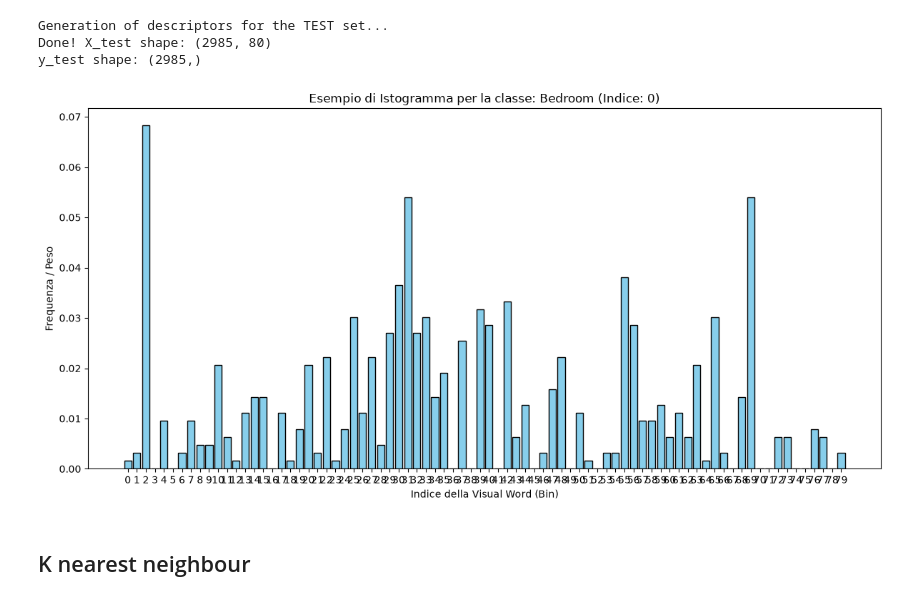
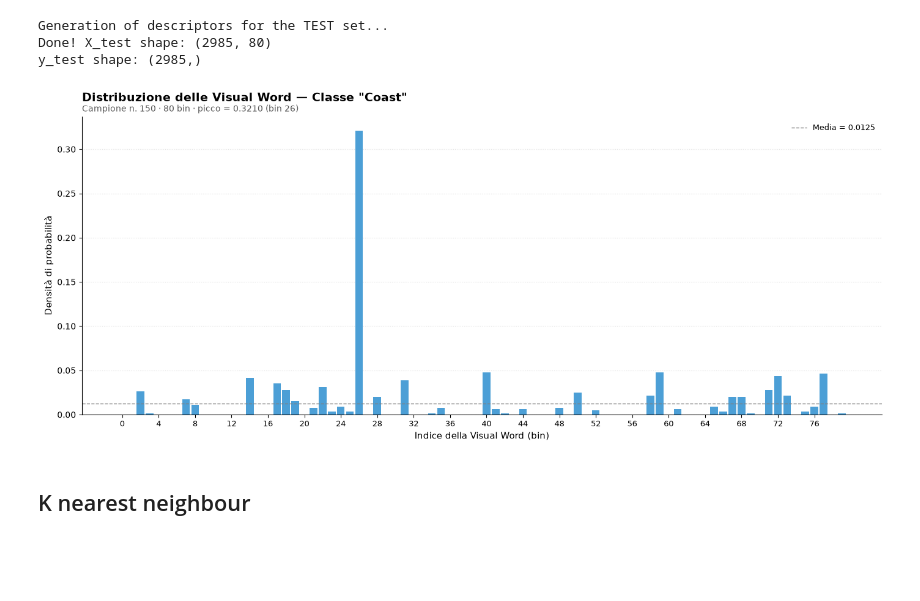
Before and after one commit to RebertoUNI/Computer-vision, a Jupyter notebook: project.ipynb, the cells around one changed output. Cells and saved outputs as stored; diff of their text form; code cells hidden in the pictures; blank space fills up the shorter version.

```diff
--- a/project.ipynb
+++ b/project.ipynb
@@ -109,7 +148,7 @@ Total keypoints: 955426
 ## Sampling of *N_FEATURES* features
 # %%
 # 1. Stack all descriptor arrays vertically into a single matrix
-stacked_descriptors = np.vstack(all_descriptors_training)
+stacked_descriptors = np.vstack(all_descriptors)
 
 total_descriptors = stacked_descriptors.shape[0]
 print(f"Total descriptors extracted: {total_descriptors}")
@@ -343,25 +382,53 @@ y_test shape: (2985,)
 # %%
 import matplotlib.pyplot as plt
 import numpy as np
 
-idx = 0
-hist = X_train[0]
-label = y_train[0]
+idx = 150
+hist = np.asarray(X_train[idx])
+label = str(y_train[idx]).strip().capitalize()  # pulizia della label
 
-plt.figure(figsize=(12, 6))
-plt.bar(range(len(hist)), hist, color='skyblue', edgecolor='black')
-plt.title(f"Esempio di Istogramma per la classe: {label} (Indice: {idx})")
-plt.xlabel("Indice della Visual Word (Bin)")
-plt.ylabel("Frequenza / Peso")
+fig, ax = plt.subplots(figsize=(14, 6))
 
-# Mostra le etichette sull'asse x solo se il numero di bin non è eccessivo
-if len(hist) <= 100:
-    plt.xticks(range(len(hist)))
+# Tutte le barre blu
+ax.bar(range(len(hist)), hist, color='#4c9fd6',
+       edgecolor='none', width=0.85)
+
+# Linea della media
+media = hist.mean()
+ax.axhline(media, color='gray', linestyle='--', linewidth=1,
+           label=f'Media = {media:.4f}')
+
+# Tick leggibili: 1 ogni N
+step = max(1, len(hist) // 20)
+ax.set_xticks(range(0, len(hist), step))
+ax.set_xticklabels(range(0, len(hist), step), fontsize=9)
+
+# Titolo pulito (una sola stringa, niente annidamenti strani)
+titolo = f'Distribuzione delle Visual Word — Classe "{label}"'
+ax.set_title(titolo, fontsize=14, fontweight='bold', loc='left', pad=18)
+
+# Sottotitolo con info utili
+picco_bin = int(hist.argmax())
+sottotitolo = (f'Campione n. {idx} · {len(hist)} bin · '
+               f'picco = {hist.max():.4f} (bin {picco_bin})')
+ax.text(0, 1.01, sottotitolo, transform=ax.transAxes,
+        fontsize=10, color='#555', va='bottom')
+
+ax.set_xlabel('Indice della Visual Word (bin)', fontsize=11)
+ax.set_ylabel('Densità di probabilità', fontsize=11)
+
+ax.grid(axis='y', linestyle=':', alpha=0.4)
+ax.set_axisbelow(True)
+
+for spine in ['top', 'right']:
+    ax.spines[spine].set_visible(False)
+
+ax.legend(loc='upper right', frameon=False, fontsize=9)
 
 plt.tight_layout()
 plt.show()
 # %% [output]
-[figure, old version]
+[figure, new version]
 # %% [markdown]
 ## K nearest neighbour
 # %%
```
Also changed, not shown: parts of 8 cells of this notebook.
